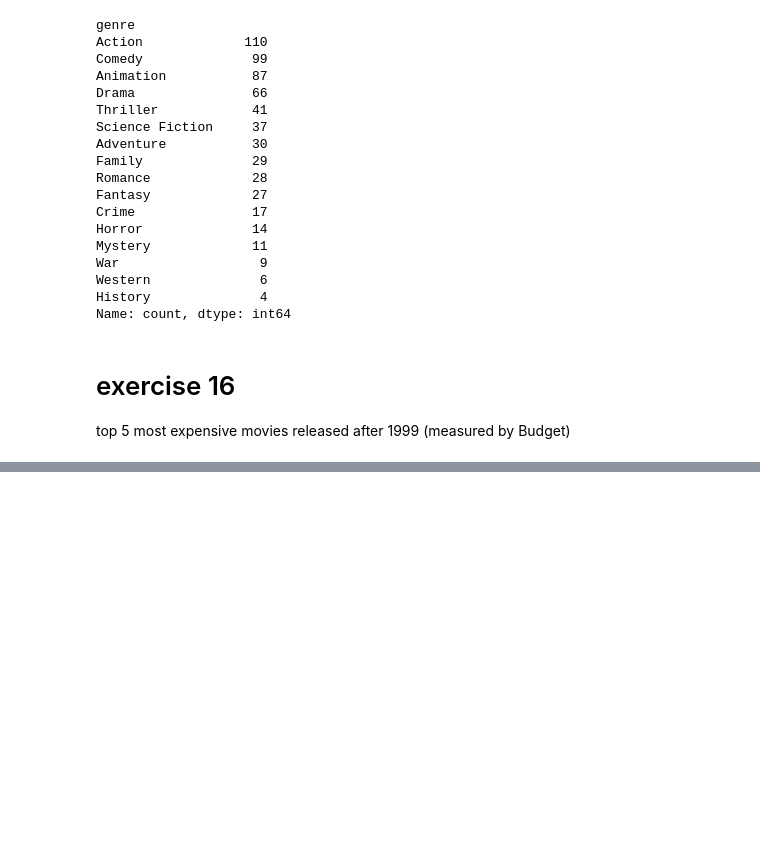
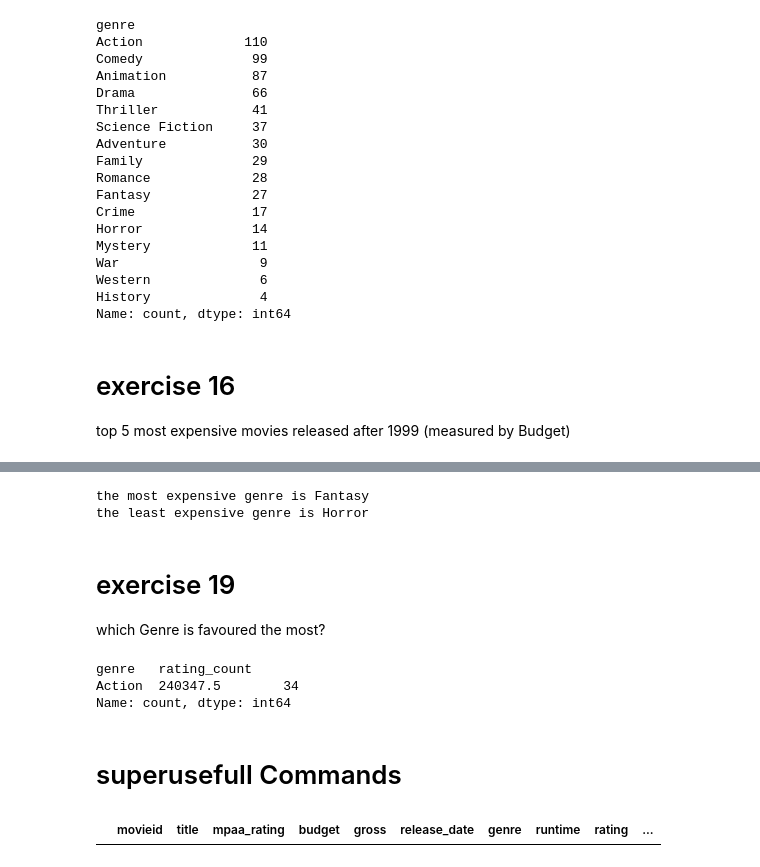
Before and after one commit to rakeshtparayil/Project1-Jupyter_Notebook_Exercises, a Jupyter notebook: pandas_exercise.ipynb, the cells around one changed output, grey strips where cells are left out. Saved outputs shown, nothing was run; the diff lists cells and outputs as text; code cells hidden in the pictures; blank space fills up the shorter version.

Commit message:
more exercises

```diff
--- a/pandas_exercise.ipynb
+++ b/pandas_exercise.ipynb
@@ -353,0 +385,44 @@ movies_release
+# %%
+#average of all budget group by
+average_budget = movies.groupby('genre')['budget'].mean()
+average_budget
+
+most_expensive_genre = average_budget.idxmax()
+most_expensive_genre
+
+least_expensive_genre = average_budget.idxmin()
+least_expensive_genre
+
+print("the most expensive genre is",most_expensive_genre)
+print("the least expensive genre is",least_expensive_genre)
+# %% [output]
+the most expensive genre is Fantasy
+the least expensive genre is Horror
+# %% [markdown]
+# exercise 19
+which Genre is favoured the most?
+# %%
+most_rating_count = movies.groupby('genre')['rating_count'].value_counts()
+most_rating_count.head(1)
+# %% [output]
+genre   rating_count
+Action  240347.5        34
+Name: count, dtype: int64
+# %% [markdown]
+# superusefull Commands
+# %%
+#step1
+
+# import numpy as np
+# import pandas as pd
+
+# movies = pd.read_csv('movies_2.csv') #loading the csv
+movies.head(5) #printing the first 5 rows
+movies.shape #total rows and columns
+movies.isnull().sum() #finding the null values
+movies.columns #finding the column header
+null_rows = movies[movies.isnull().any(axis=1)] #printing all the null rows
+new_movies = movies.drop('Summary',axis='columns',inplace=True) #drop a specific column permanently
+movies.columns = movies.columns.str.lower().str.replace(' ', '_',) #fixing the name to lowercase and removing spaces
+# %% [output]
+|  | movieid | title | mpaa_rating | budget | gross | release_date | genre | runtime | rating | ... |
```
Also changed, not shown: parts of 3 cells of this notebook.
